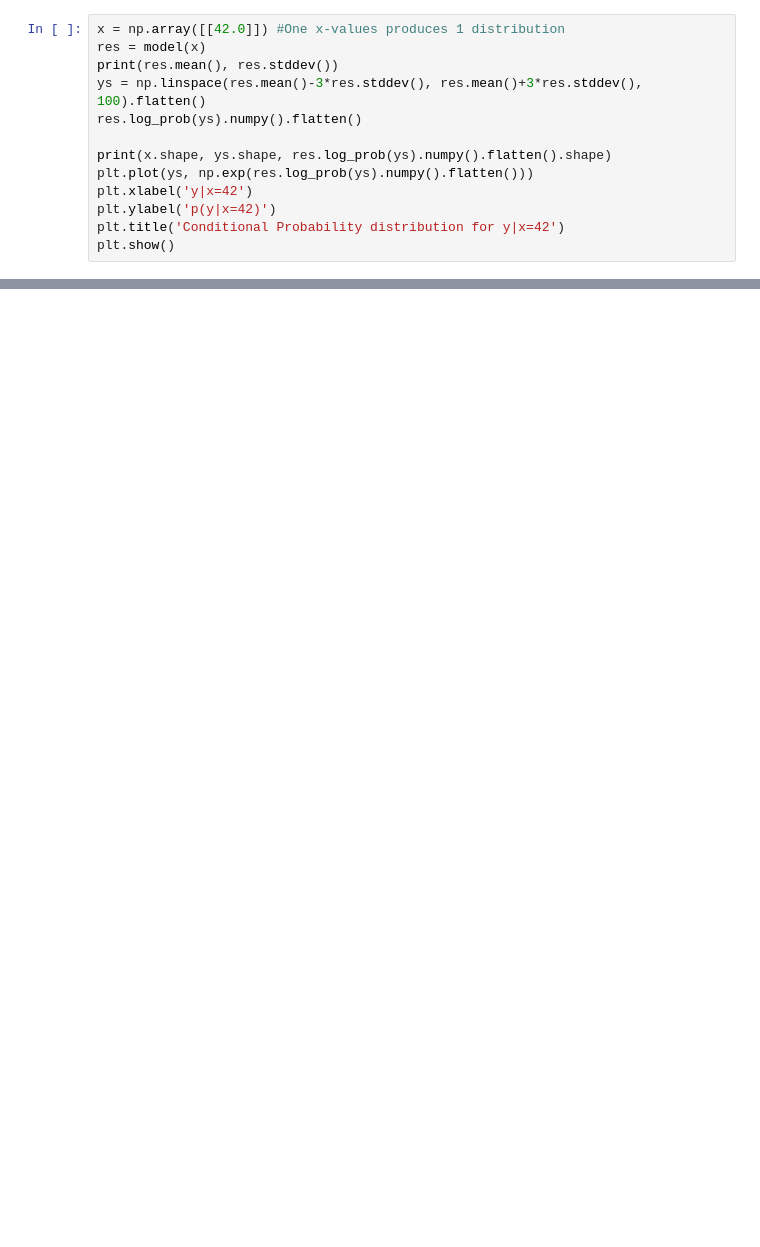
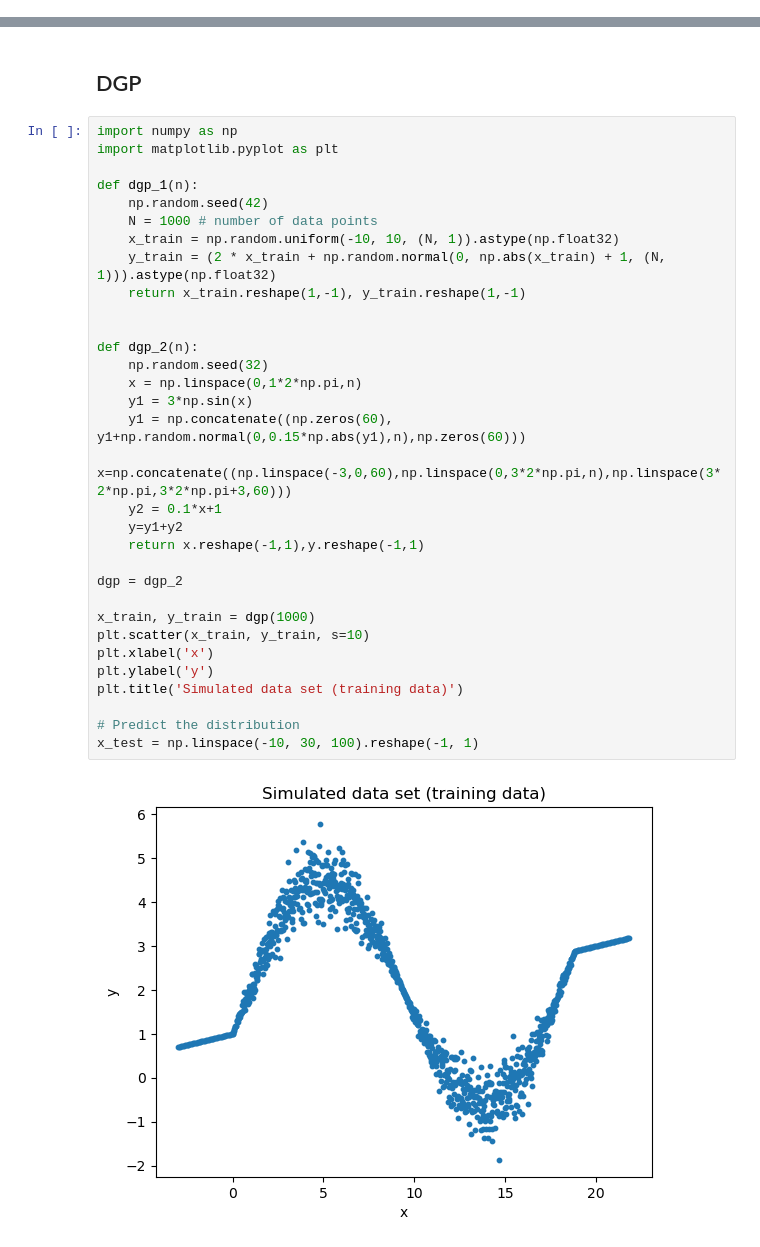
Before and after one commit to ioskn/mldl_htwg, a Jupyter notebook: dl_prob_1/1d_prob_reg.ipynb, the cells around one changed output, grey strips where cells are left out. Saved outputs shown, nothing was run; the diff lists cells and outputs as text; blank space fills up the shorter version.

Commit message:
Prob. Regression

```diff
--- a/dl_prob_1/1d_prob_reg.ipynb
+++ b/dl_prob_1/1d_prob_reg.ipynb
@@ -56,13 +0,0 @@ The result of the model is a distribution $p(y|x)$
-# %%
-x = np.array([[42.0]]) #One x-values produces 1 distribution
-res = model(x)
-print(res.mean(), res.stddev())
-ys = np.linspace(res.mean()-3*res.stddev(), res.mean()+3*res.stddev(), 100).flatten()
-res.log_prob(ys).numpy().flatten()
-
-print(x.shape, ys.shape, res.log_prob(ys).numpy().flatten().shape)
-plt.plot(ys, np.exp(res.log_prob(ys).numpy().flatten()))
-plt.xlabel('y|x=42')
-plt.ylabel('p(y|x=42)')
-plt.title('Conditional Probability distribution for y|x=42')
-plt.show()
@@ -288,0 +5,36 @@ Text(0, 0.5, 'y')
+# %% [markdown]
+## DGP
+# %%
+import numpy as np
+import matplotlib.pyplot as plt
+
+def dgp_1(n):
+    np.random.seed(42)
+    N = 1000 # number of data points
+    x_train = np.random.uniform(-10, 10, (N, 1)).astype(np.float32)
+    y_train = (2 * x_train + np.random.normal(0, np.abs(x_train) + 1, (N, 1))).astype(np.float32)
+    return x_train.reshape(1,-1), y_train.reshape(1,-1)
+
+
+def dgp_2(n):
+    np.random.seed(32)
+    x = np.linspace(0,1*2*np.pi,n)
+    y1 = 3*np.sin(x)
+    y1 = np.concatenate((np.zeros(60), y1+np.random.normal(0,0.15*np.abs(y1),n),np.zeros(60)))
+    x=np.concatenate((np.linspace(-3,0,60),np.linspace(0,3*2*np.pi,n),np.linspace(3*2*np.pi,3*2*np.pi+3,60)))
+    y2 = 0.1*x+1
+    y=y1+y2
+    return x.reshape(-1,1),y.reshape(-1,1)
+
+dgp = dgp_2
+
+x_train, y_train = dgp(1000)
+plt.scatter(x_train, y_train, s=10)
+plt.xlabel('x')
+plt.ylabel('y')
+plt.title('Simulated data set (training data)')
+
+# Predict the distribution
+x_test = np.linspace(-10, 30, 100).reshape(-1, 1)
+# %% [output]
+[figure, added]
```
Also changed, not shown: parts of 33 cells of this notebook, 1 other file.
